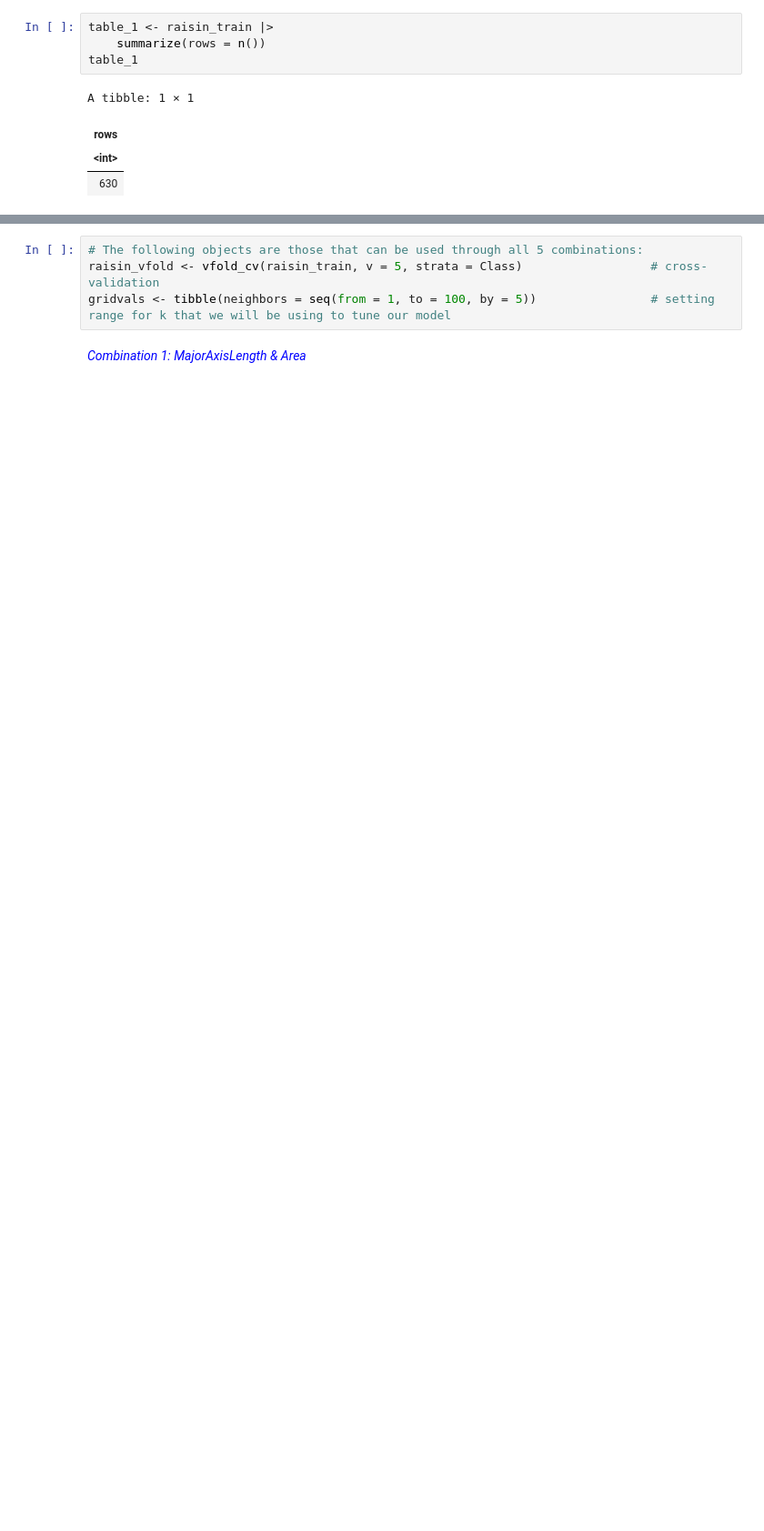
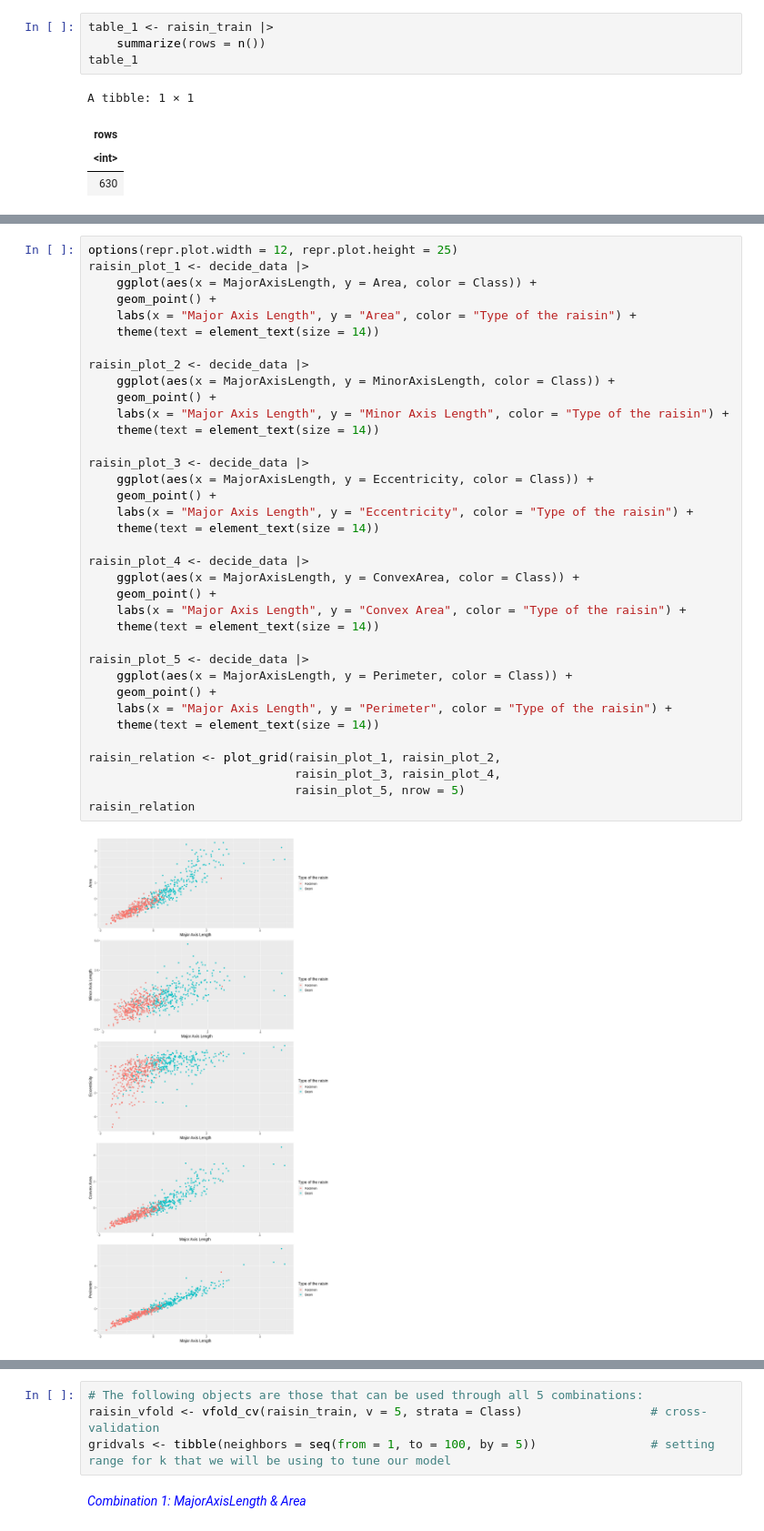
Before and after one commit to Jitao-Z/Identify_types_of_raisins_from_images, a Jupyter notebook: Final_report.ipynb, the cells around one changed output, grey strips where cells are left out. Shown: that part at 91% size. Cells and saved outputs as stored; diff of their text form; blank space fills up the shorter version.

```diff
--- a/Final_report.ipynb
+++ b/Final_report.ipynb
@@ -139,0 +217,38 @@ A tibble: 1 × 1
+# %%
+options(repr.plot.width = 12, repr.plot.height = 25)
+raisin_plot_1 <- decide_data |>
+    ggplot(aes(x = MajorAxisLength, y = Area, color = Class)) +
+    geom_point() +
+    labs(x = "Major Axis Length", y = "Area", color = "Type of the raisin") +
+    theme(text = element_text(size = 14))
+
+raisin_plot_2 <- decide_data |>
+    ggplot(aes(x = MajorAxisLength, y = MinorAxisLength, color = Class)) +
+    geom_point() +
+    labs(x = "Major Axis Length", y = "Minor Axis Length", color = "Type of the raisin") +
+    theme(text = element_text(size = 14))
+
+raisin_plot_3 <- decide_data |>
+    ggplot(aes(x = MajorAxisLength, y = Eccentricity, color = Class)) +
+    geom_point() +
+    labs(x = "Major Axis Length", y = "Eccentricity", color = "Type of the raisin") +
+    theme(text = element_text(size = 14))
+
+raisin_plot_4 <- decide_data |>
+    ggplot(aes(x = MajorAxisLength, y = ConvexArea, color = Class)) +
+    geom_point() +
+    labs(x = "Major Axis Length", y = "Convex Area", color = "Type of the raisin") +
+    theme(text = element_text(size = 14))
+
+raisin_plot_5 <- decide_data |>
+    ggplot(aes(x = MajorAxisLength, y = Perimeter, color = Class)) +
+    geom_point() +
+    labs(x = "Major Axis Length", y = "Perimeter", color = "Type of the raisin") +
+    theme(text = element_text(size = 14))
+
+raisin_relation <- plot_grid(raisin_plot_1, raisin_plot_2,
+                             raisin_plot_3, raisin_plot_4,
+                             raisin_plot_5, nrow = 5)
+raisin_relation
+# %% [output]
+[figure, added]
```
Also changed, not shown: parts of 29 cells of this notebook, 1 other file.
